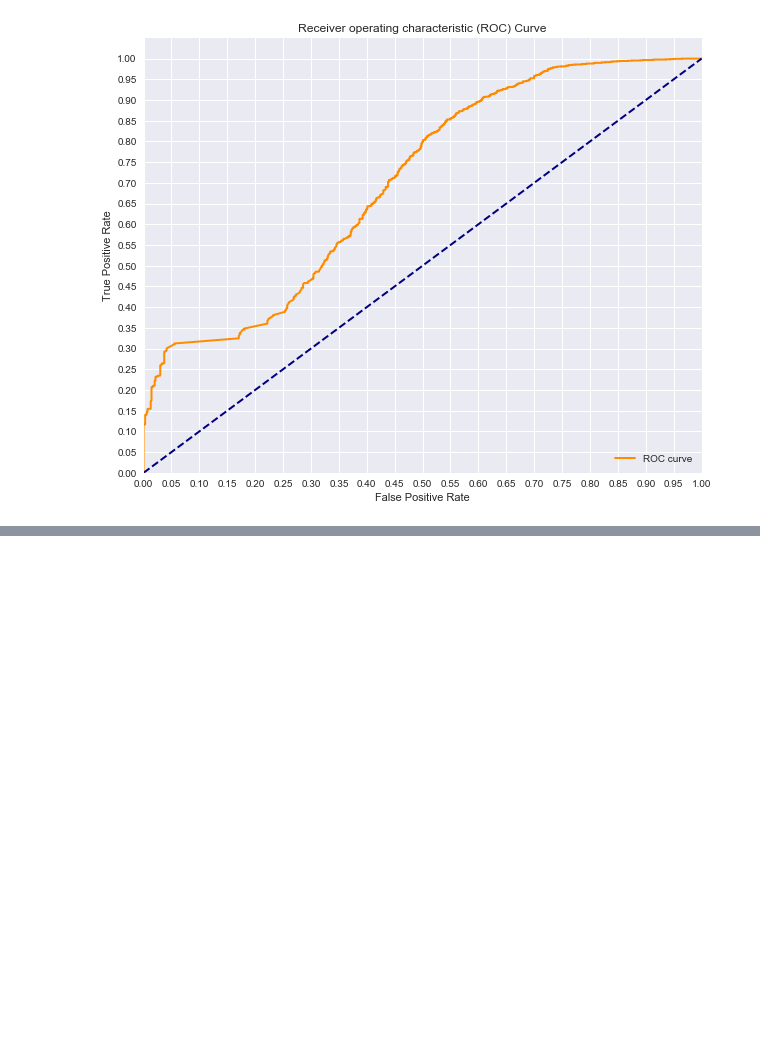
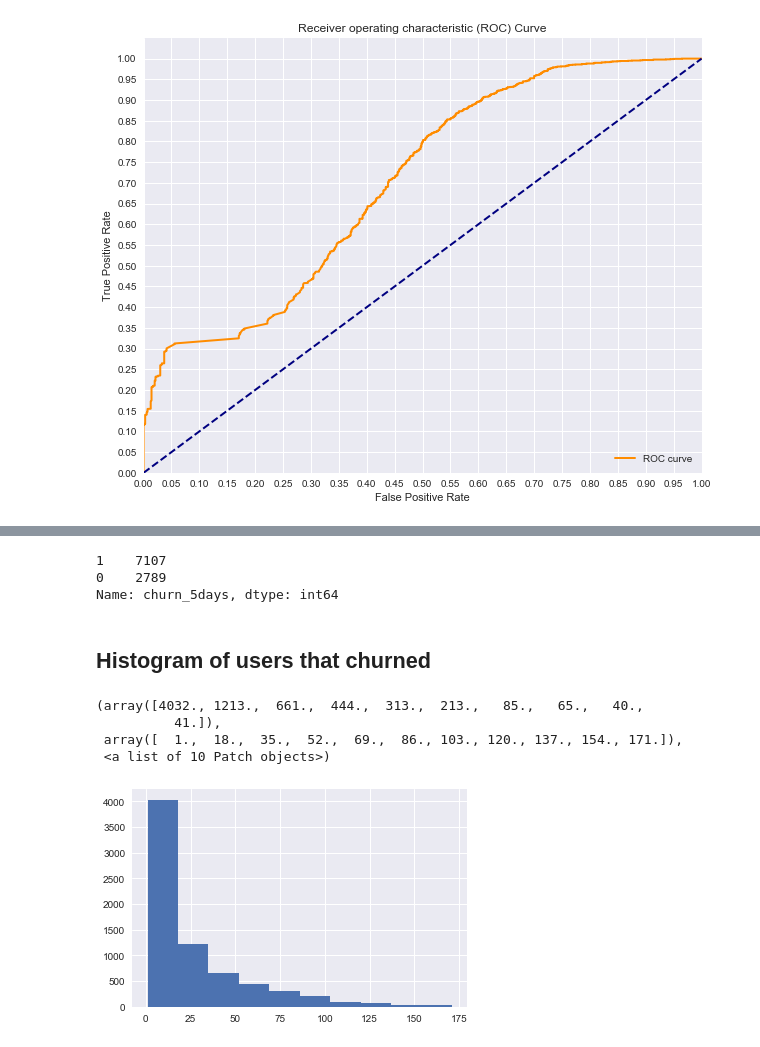
Before and after one commit to rokaandy/mfp-nutrition-survival-analysis, a Jupyter notebook: nutrition.ipynb, the cells around one changed output, grey strips where cells are left out. Cells and saved outputs as stored; diff of their text form; code cells hidden in the pictures; blank space fills up the shorter version.

```diff
--- a/nutrition.ipynb
+++ b/nutrition.ipynb
@@ -493,0 +615,18 @@ AUC: 0.7013597448380057
+# %%
+svl['churn_5days'].value_counts()
+# %% [output]
+1    7107
+0    2789
+Name: churn_5days, dtype: int64
+# %% [markdown]
+## Histogram of users that churned
+# %%
+h = svl.loc[svl['churn_5days'] == 1, 'days']
+# %%
+plt.hist(h)
+# %% [output]
+(array([4032., 1213.,  661.,  444.,  313.,  213.,   85.,   65.,   40.,
+          41.]),
+ array([  1.,  18.,  35.,  52.,  69.,  86., 103., 120., 137., 154., 171.]),
+ <a list of 10 Patch objects>)
+[figure, added]
```
Also changed, not shown: parts of 39 cells of this notebook.
